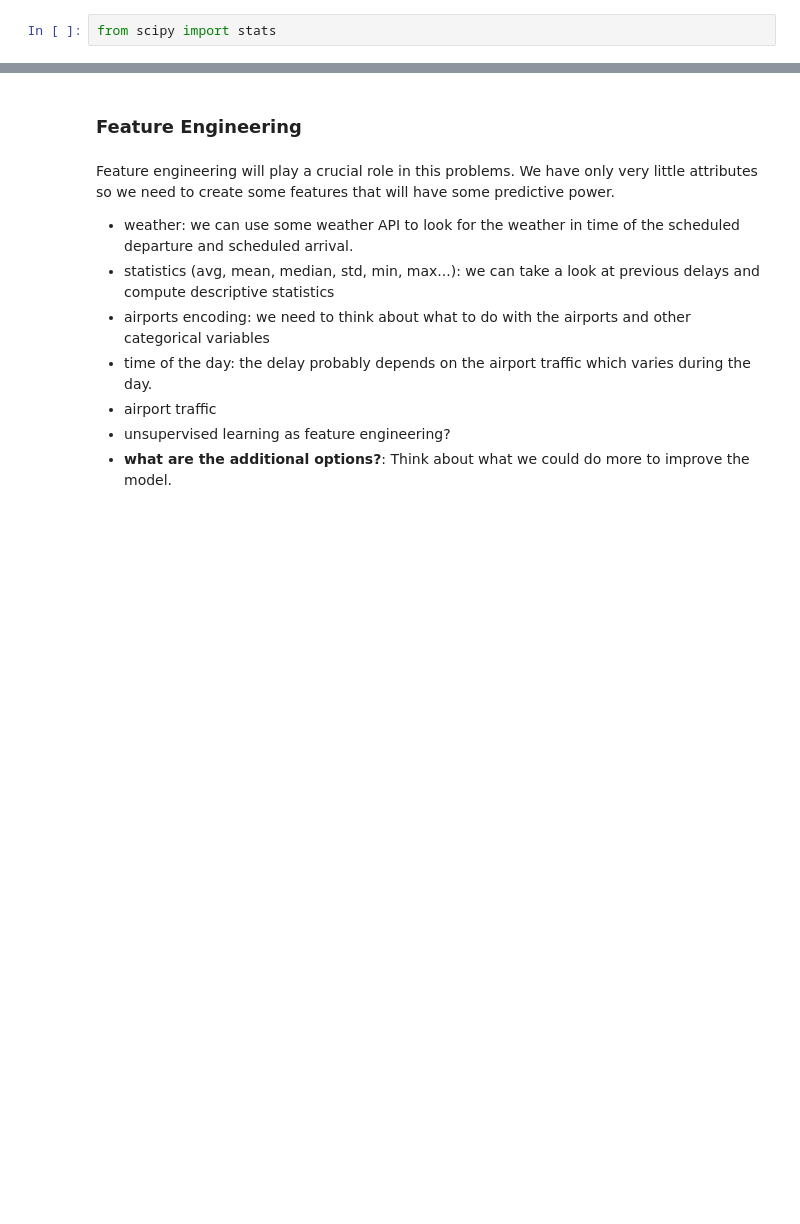
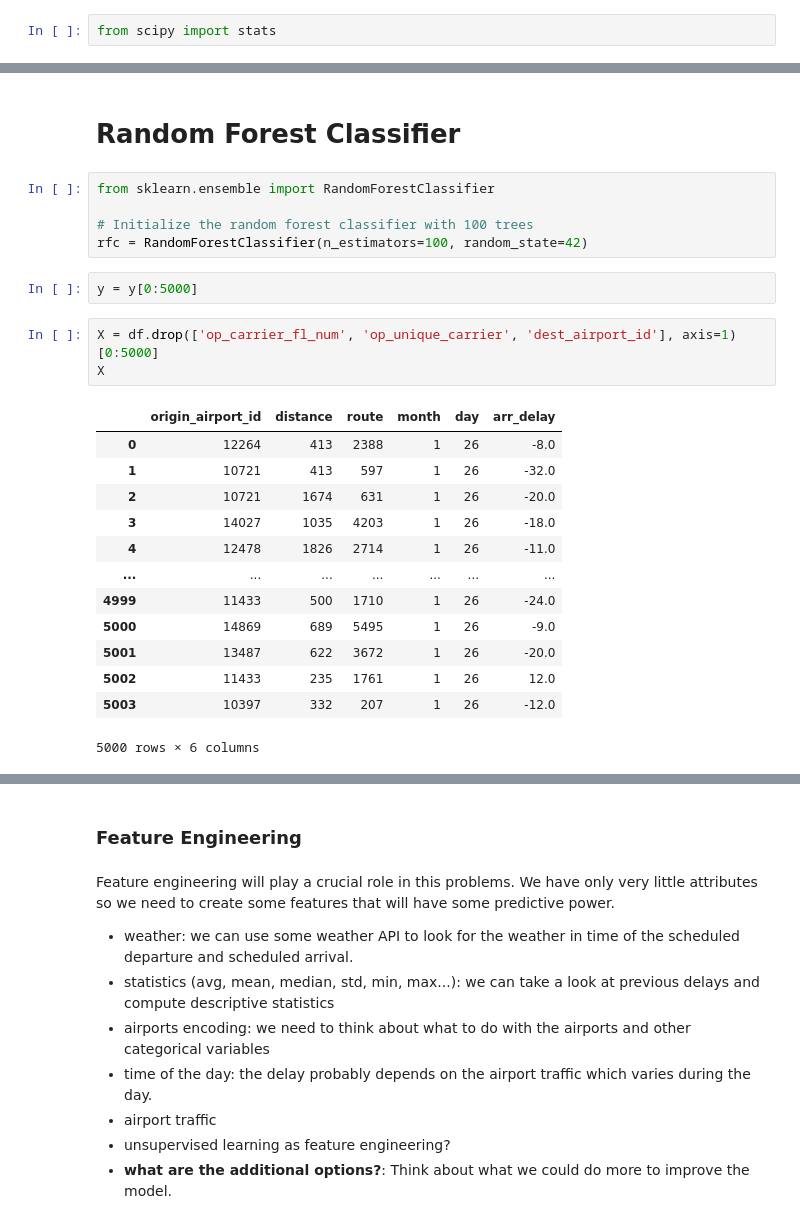
Before and after one commit to hapl/predict-flight-delays, a Jupyter notebook: project_instructions/modeling_josh.ipynb, the cells around one changed output, grey strips where cells are left out. Drawn from its saved outputs; the diff is of its cells as text; blank space fills up the shorter version.

Commit message:
updated with random forest classifier

```diff
--- a/project_instructions/modeling_josh.ipynb
+++ b/project_instructions/modeling_josh.ipynb
@@ -217,0 +229,26 @@ array([0.00000000e+000, 1.89383574e-001, 4.58691395e-001, 0.00000000e+000,
+# %% [markdown]
+# Random Forest Classifier
+# %%
+from sklearn.ensemble import RandomForestClassifier
+
+# Initialize the random forest classifier with 100 trees
+rfc = RandomForestClassifier(n_estimators=100, random_state=42)
+# %%
+y = y[0:5000]
+# %%
+X = df.drop(['op_carrier_fl_num', 'op_unique_carrier', 'dest_airport_id'], axis=1)[0:5000]
+X
+# %% [output]
+|  | origin_airport_id | distance | route | month | day | arr_delay |
+| 0 | 12264 | 413 | 2388 | 1 | 26 | -8.0 |
+| 1 | 10721 | 413 | 597 | 1 | 26 | -32.0 |
+| 2 | 10721 | 1674 | 631 | 1 | 26 | -20.0 |
+| 3 | 14027 | 1035 | 4203 | 1 | 26 | -18.0 |
+| 4 | 12478 | 1826 | 2714 | 1 | 26 | -11.0 |
+| ... | ... | ... | ... | ... | ... | ... |
+| 4999 | 11433 | 500 | 1710 | 1 | 26 | -24.0 |
+| 5000 | 14869 | 689 | 5495 | 1 | 26 | -9.0 |
+| 5001 | 13487 | 622 | 3672 | 1 | 26 | -20.0 |
+| 5002 | 11433 | 235 | 1761 | 1 | 26 | 12.0 |
+| 5003 | 10397 | 332 | 207 | 1 | 26 | -12.0 |
+5000 rows × 6 columns
```
Also changed, not shown: parts of 20 cells of this notebook.
